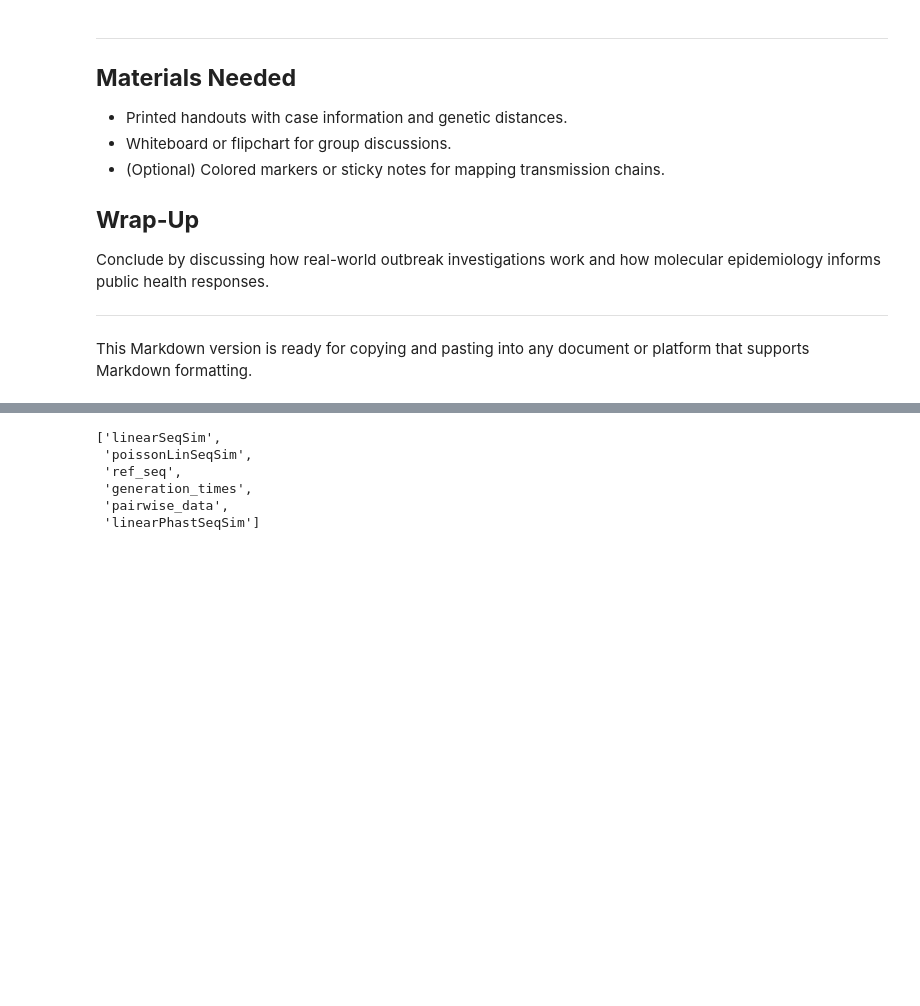
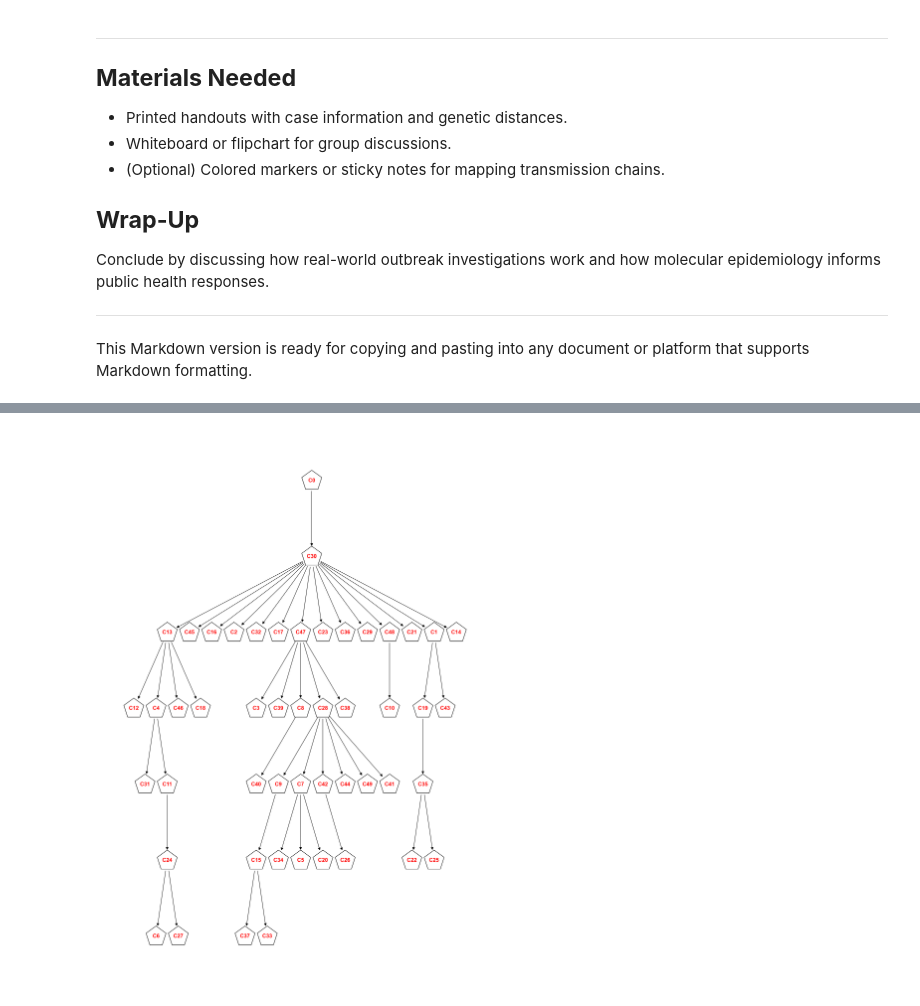
Before and after one commit to Dominic-Arthur/PESC-Activity, a Jupyter notebook: Data.ipynb, the cells around one changed output, grey strips where cells are left out. Drawn from its saved outputs; the diff is of its cells as text; code cells hidden in the pictures; blank space fills up the shorter version.

```diff
--- a/Data.ipynb
+++ b/Data.ipynb
@@ -104,9 +112,28 @@ some_noise = simulations[1]
-# %%
-base_sim.result.keys()
-# %% [output]
-['linearSeqSim',
- 'poissonLinSeqSim',
- 'ref_seq',
- 'generation_times',
- 'pairwise_data',
- 'linearPhastSeqSim']
+# %%
+tree = base_sim.tree
+original_nodes = list(tree.nodes())
+shuffled_nodes = random.sample(original_nodes, len(original_nodes))
+node_name_mapping = {original_nodes[i]: f"C{shuffled_nodes[i]}" for i in range(len(original_nodes))}
+tree = nx.relabel_nodes(tree, node_name_mapping)
+
+pos = nx.nx_agraph.graphviz_layout(tree, prog="dot")
+aspect_ratio = 1.414
+width = 10
+plt.figure(figsize=(width, width*aspect_ratio), dpi=300)  # Increase the figure size
+nx.draw(tree, pos,
+        with_labels=True,
+        width=0.7,
+        edge_color='black',
+        node_size=1500,
+        font_color='red',
+        font_size=10,
+        font_weight='bold',
+        node_color='white',
+        edgecolors='black',
+        node_shape='p',
+        hide_ticks=False)
+
+plt.savefig("transmission_tree.png", dpi=300)
+plt.show()
+# %% [output]
+[figure, added]
```
Also changed, not shown: parts of 11 cells of this notebook, 6 other files.
